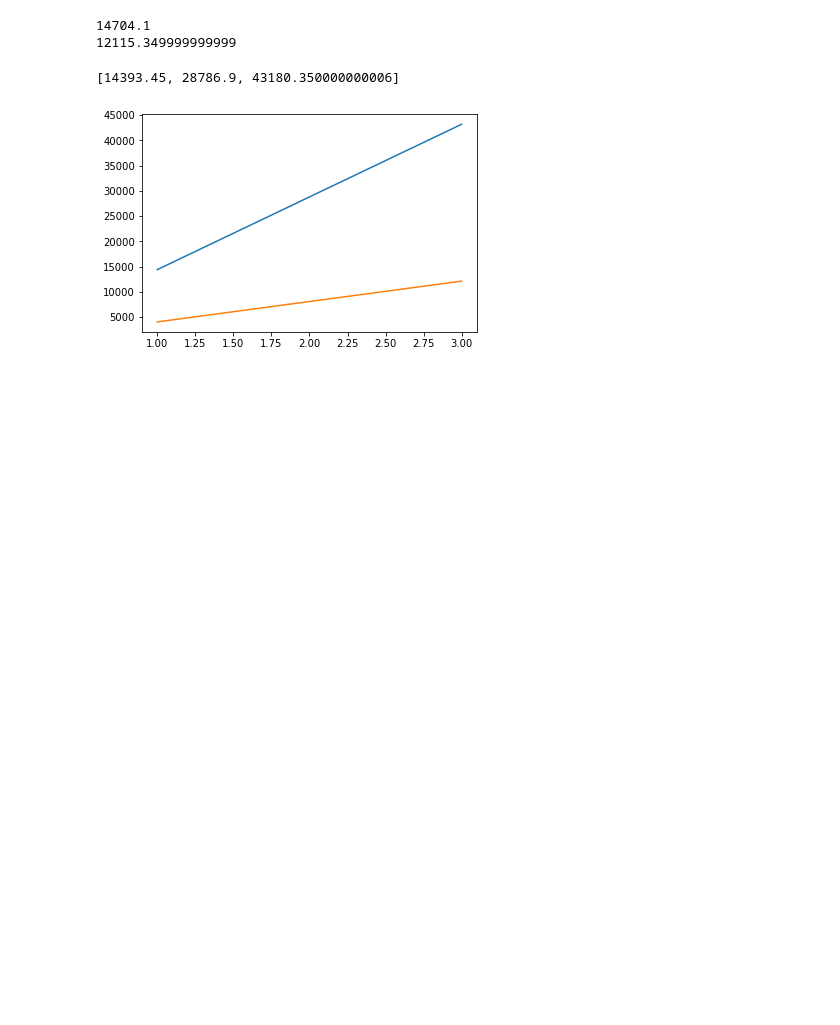
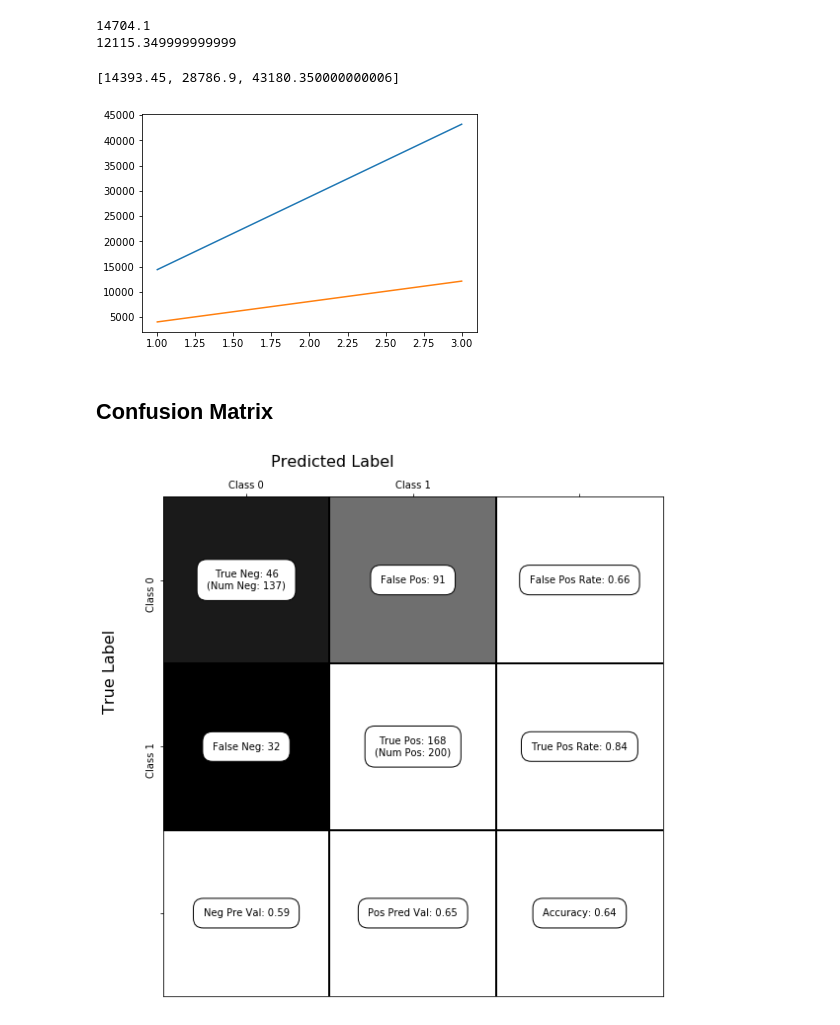
Before and after one commit to rnjeri/algorithmic_bias, a Jupyter notebook: EDA.ipynb, the cells around one changed output. Drawn from its saved outputs; the diff is of its cells as text; code cells hidden in the pictures; blank space fills up the shorter version.

Commit message:
Confusion matrix to evaluate model performance

```diff
--- a/EDA.ipynb
+++ b/EDA.ipynb
@@ -333,3 +362,5 @@ plot_cost()
 # %% [output]
 [14393.45, 28786.9, 43180.350000000006]
 [figure]
+# %% [markdown]
+## Confusion Matrix
@@ -335,0 +475,6 @@ plot_cost()
+# %%
+from sklearn.metrics import confusion_matrix
+C = confusion_matrix(y_test,gbc_model.predict(x_test))
+show_confusion_matrix(C, ['Class 0', 'Class 1'])
+# %% [output]
+[figure, added]
```
Also changed, not shown: parts of 11 cells of this notebook.
